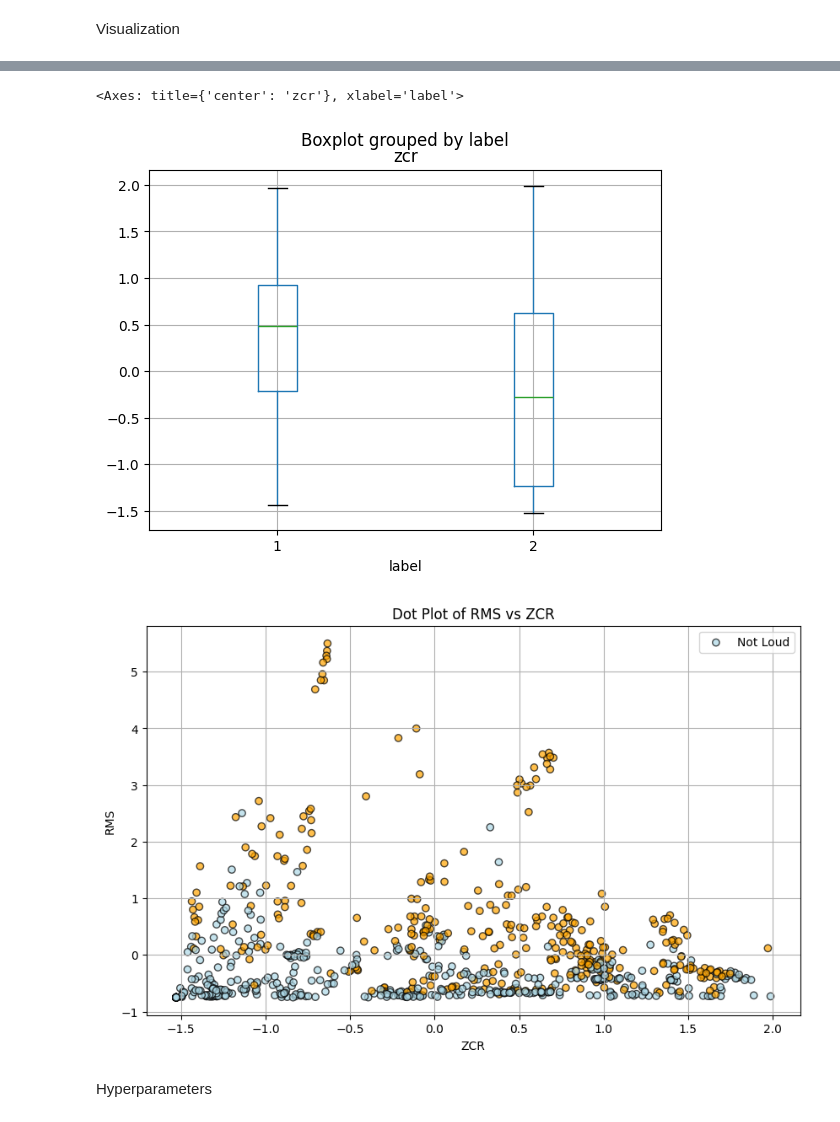
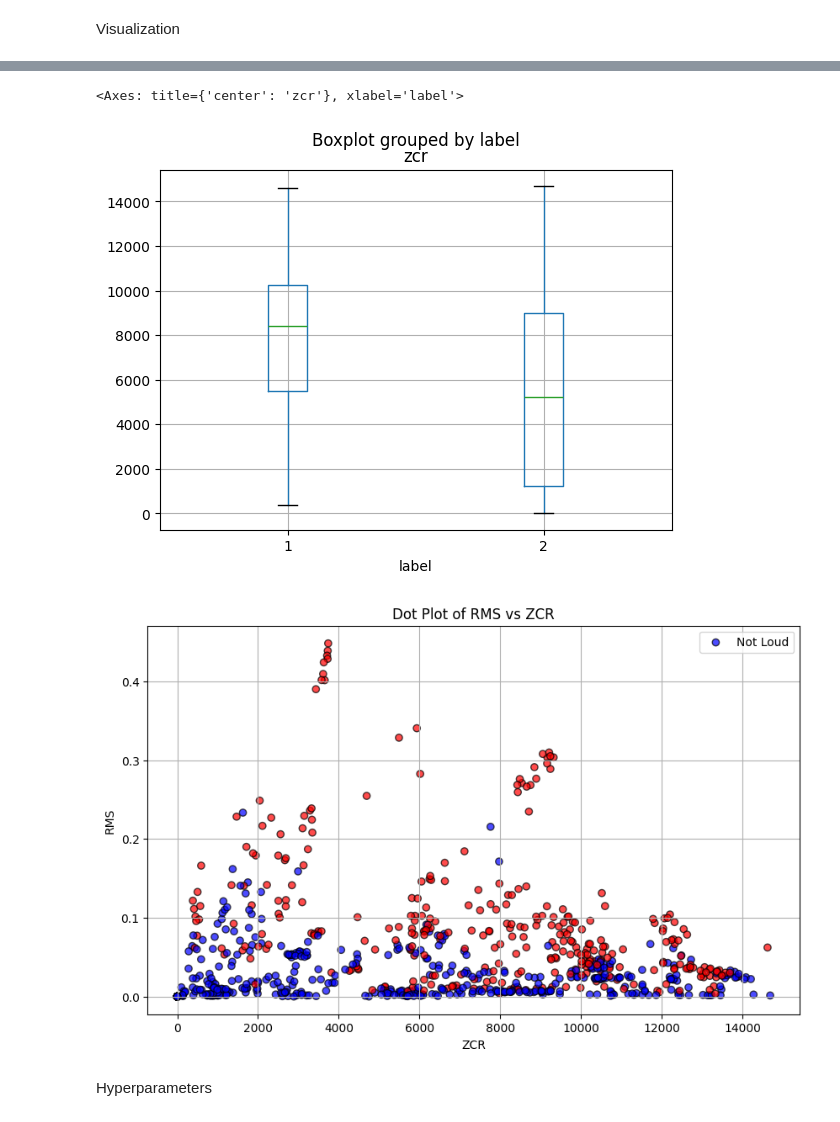
Before and after one commit to FathanAM0/Dasar-Kecerdasan-Artificial_Tugas-Besar, a Jupyter notebook: code_3-Fuzzy.ipynb, the cells around one changed output, grey strips where cells are left out. Saved outputs shown, nothing was run; the diff lists cells and outputs as text; code cells hidden in the pictures.

```diff
--- a/code_3-Fuzzy.ipynb
+++ b/code_3-Fuzzy.ipynb
@@ -33,6 +38,3 @@ Normalisasi, Split, dan Batching
 X = [[data[3], data[4]] for data in dataset]
 original_labels = [int(data[2]) for data in dataset]
 y = [1 if label in (0, 1) else 2 for label in original_labels]
-
-scl = StandardScaler()
-X = scl.fit_transform(X)
@@ -81,20 +92,20 @@ df_raw.boxplot(column=['rms'], by='label')
 df_raw.boxplot(column=['zcr'], by='label')
 # %% [output]
 <Axes: title={'center': 'zcr'}, xlabel='label'>
-[figure, old version]
+[figure, new version]
 # %%
-colors = df_raw['label'].map({2: 'lightblue', 1: 'orange'})
+colors = df_raw['label'].map({2: 'blue', 1: 'red'})
 
 plt.figure(figsize=(10, 6))
 plt.scatter(df_raw['zcr'], df_raw['rms'], c=colors, alpha=0.7, edgecolors='k')
 plt.xlabel('ZCR')
 plt.ylabel('RMS')
 plt.title('Dot Plot of RMS vs ZCR')
 plt.grid(True)
 plt.legend(labels=['Not Loud', 'Loud'])
 plt.show()
 # %% [output]
-[figure, old version]
+[figure, new version]
 # %% [markdown]
 Hyperparameters
 # %%
```
Also changed, not shown: parts of 15 cells of this notebook, 1 other file.
